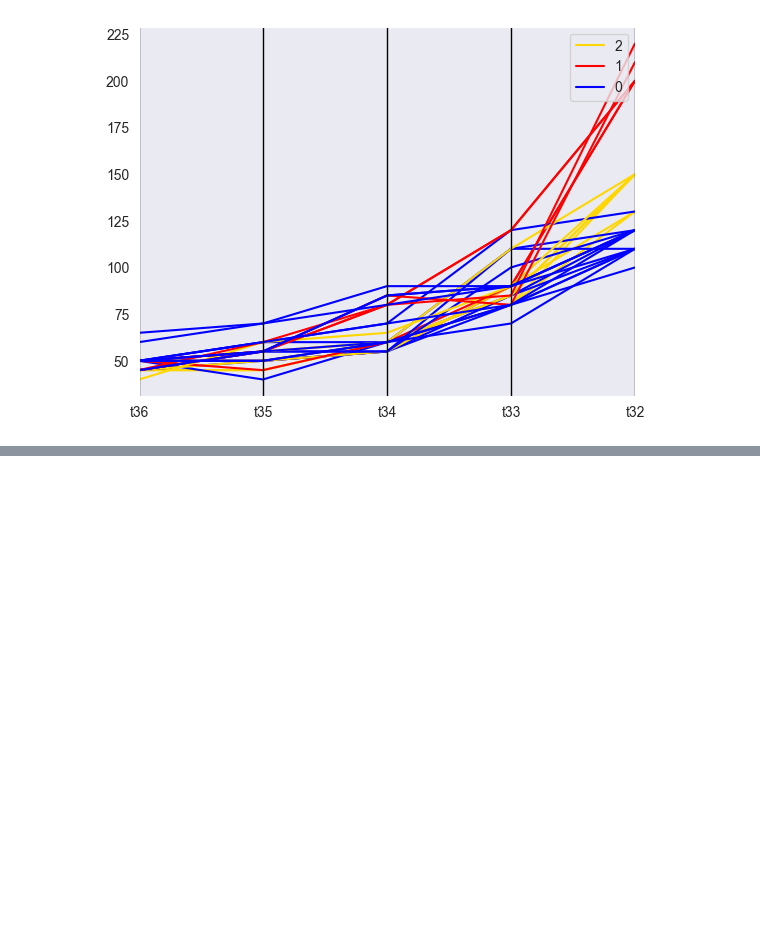
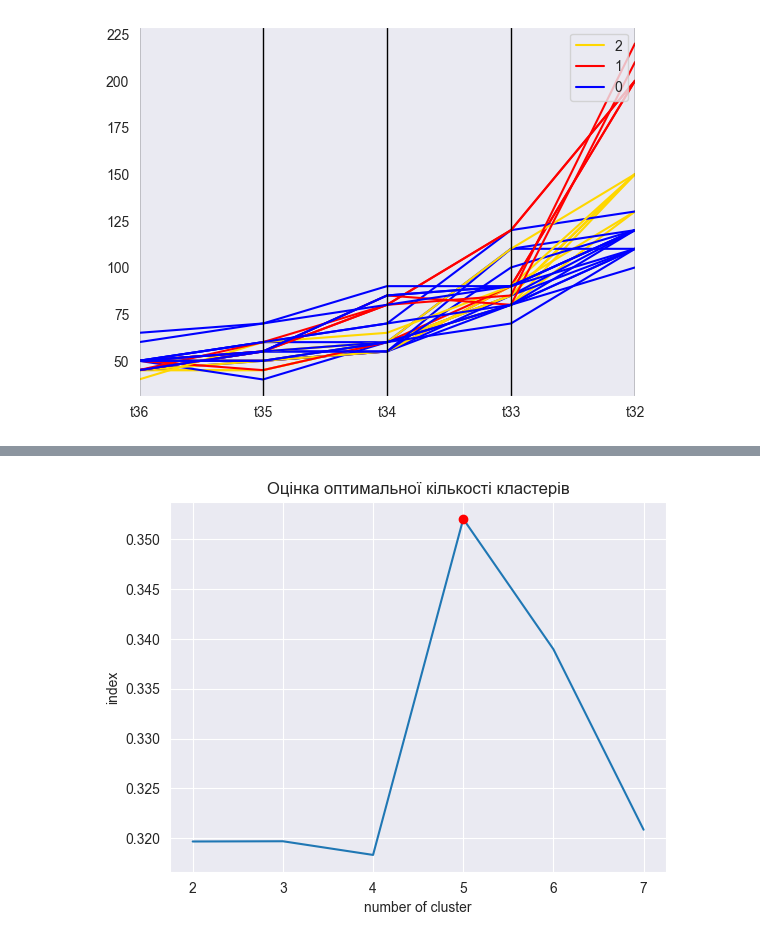
Before and after one commit to Ludens101/tssd_lab1, a Jupyter notebook: lab1.ipynb, the cells around one changed output, grey strips where cells are left out. Drawn from its saved outputs; the diff is of its cells as text; code cells hidden in the pictures; blank space fills up the shorter version.

```diff
--- a/lab1.ipynb
+++ b/lab1.ipynb
@@ -103,0 +125,16 @@ sns.pairplot(df, hue='y_kmeans', vars=X.columns, palette=dict(zip(df['y_kmeans']
+# %%
+indices = []
+k_range = range(2, 8)
+for k in k_range:
+    labels = KMeans(n_clusters=k).fit_predict(X_st)
+    indices.append(silhouette_score(X_st,labels))
+plt.plot(k_range,indices)
+arg = np.argmax(indices)
+plt.plot(k_range[arg], indices[arg], marker='o', color='red')
+plt.xlabel('number of cluster')
+plt.ylabel('index')
+plt.title('Оцінка оптимальної кількості кластерів')
+
+optimal_num_clusters = k_range[np.argmax(indices)]
+# %% [output]
+[figure, added]
```
Also changed, not shown: parts of 17 cells of this notebook.
